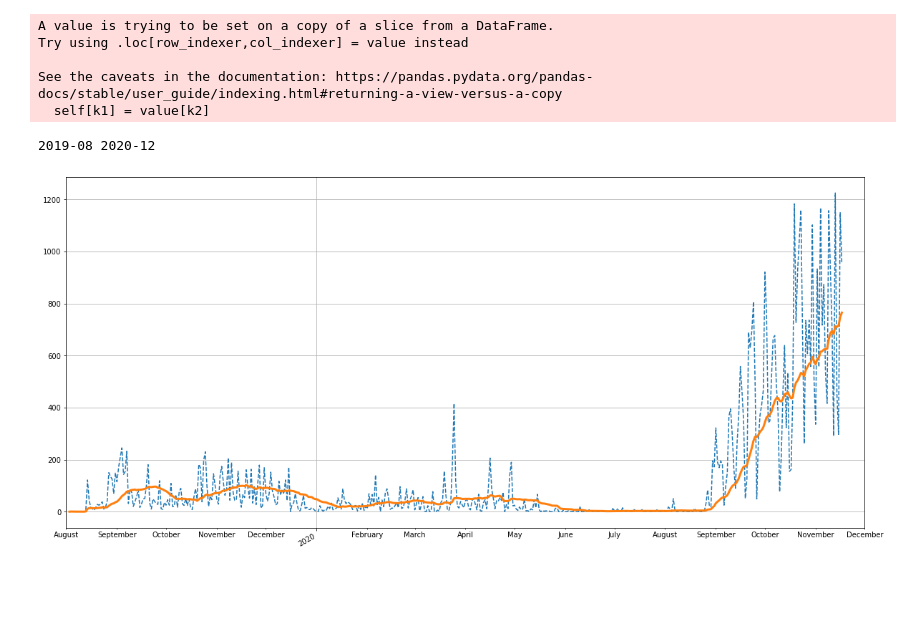
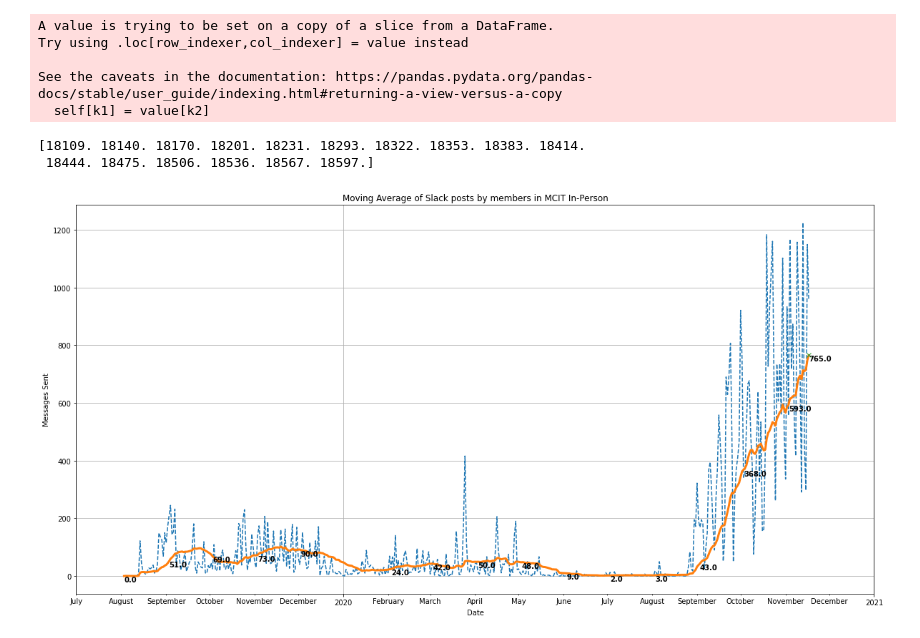
Before and after one commit to jerall24/slack_visualization, a Jupyter notebook: Slack_moving_average.ipynb, the cells around one changed output. Cells and saved outputs as stored; diff of their text form; code cells hidden in the pictures; blank space fills up the shorter version.

Commit message:
Got moving average working in notebook. Need to create it as .py

```diff
--- a/Slack_moving_average.ipynb
+++ b/Slack_moving_average.ipynb
@@ -45,33 +45,46 @@ See the caveats in the documentation: https://pandas.pydata.org/pandas-docs/stab
 # %%
 fig, ax = plt.subplots()
 ax.plot_date(d['Date'], d['Messages posted by members'], "--", xdate=True, linewidth=1.5)
-ax.plot_date(d['Date'], d['MA Messages Posted'], "-", xdate=True, linewidth=3)
+ax.plot_date(d['Date'], d['MA Messages Posted'], "-", xdate=True, linewidth=3,)
+ax.plot_date(d['Date'][len(d)-1], d['MA Messages Posted'][len(d)-1], xdate=True, marker='x')
+# ax.annotate(d['MA Messages Posted'][len(d)-1], xy=(d['Date'][len(d)-1],d['MA Messages Posted'][len(d)-1]))
+
+# Goal here to is get the markers at every month
 
 # format the ticks
 ax.xaxis.set_major_locator(years)
 ax.xaxis.set_major_formatter(years_fmt)
 
 ax.xaxis.set_minor_locator(months)
 ax.xaxis.set_minor_formatter(months_fmt)
 
+ticks = np.array(ax.get_xticks(minor=True))
+print(ticks)
+for tick in ticks:
+    loc = min(max(0, tick-18109), len(d)-1)
+    ax.annotate(round(d['MA Messages Posted'][loc]), xy=(d['Date'][loc], d['MA Messages Posted'][loc]), verticalalignment='top', fontweight='semibold')
+
 # round to nearest years.
 datemin = np.datetime64(d['Date'][0], 'M')
 datemax = np.datetime64(d['Date'][len(d)-1], 'M') + np.timedelta64(1, 'M')
-print(datemin, datemax)
-ax.set_xlim(datemin, datemax)
+ax.set_xlim(datemin-1, datemax+1)
 
 # format the coords message box
 ax.format_xdata = mdates.DateFormatter('%Y-%M')
 ax.grid(True)
 
 # rotates and right aligns the x labels, and moves the bottom of the
 # axes up to make room for them
-fig.autofmt_xdate()
+# fig.autofmt_xdate()
 
 fig.set_figwidth(20)
 fig.set_figheight(10)
-
+ax.set_title("Moving Average of Slack posts by members in MCIT In-Person")
+ax.set_ylabel("Messages Sent")
+ax.set_xlabel("Date")
+plt.savefig("MA Slack Messages All Time.jpg")
 plt.show()
 # %% [output]
-2019-08 2020-12
+[18109. 18140. 18170. 18201. 18231. 18293. 18322. 18353. 18383. 18414.
+ 18444. 18475. 18506. 18536. 18567. 18597.]
-[figure, old version]
+[figure, new version]
```
Also changed, not shown: parts of 2 cells of this notebook, 1 other file.
